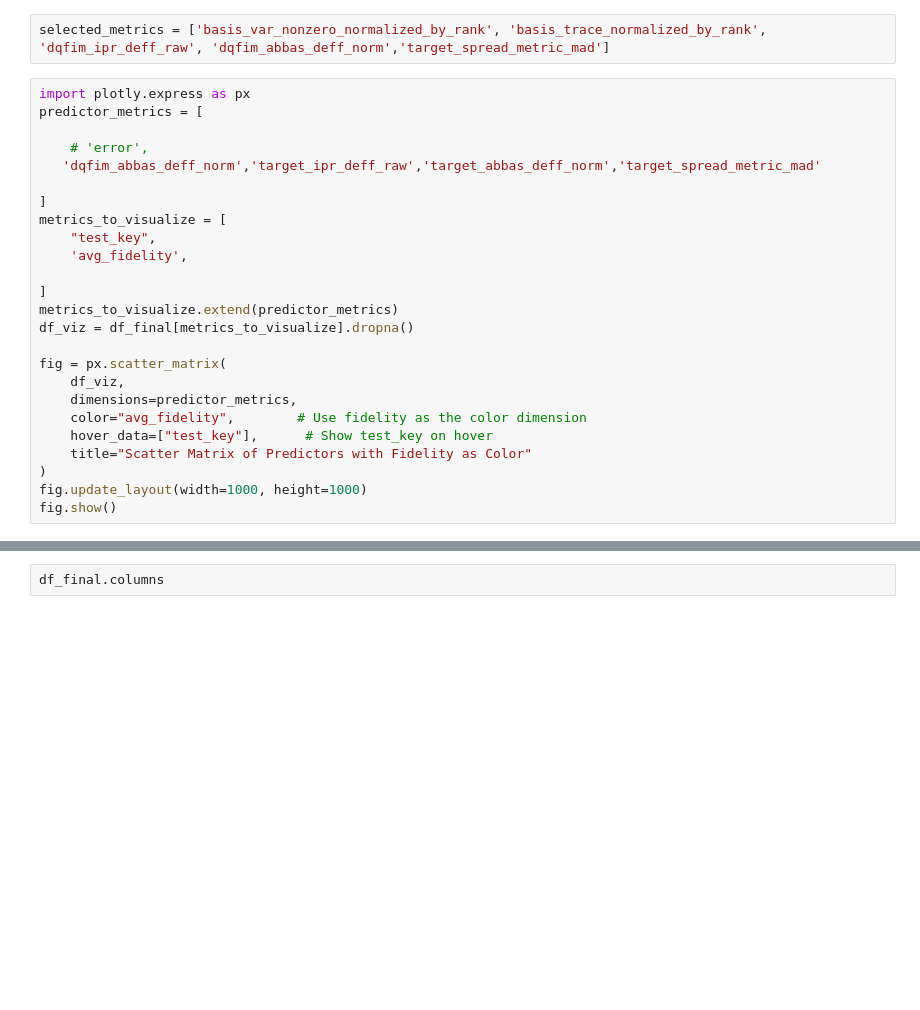
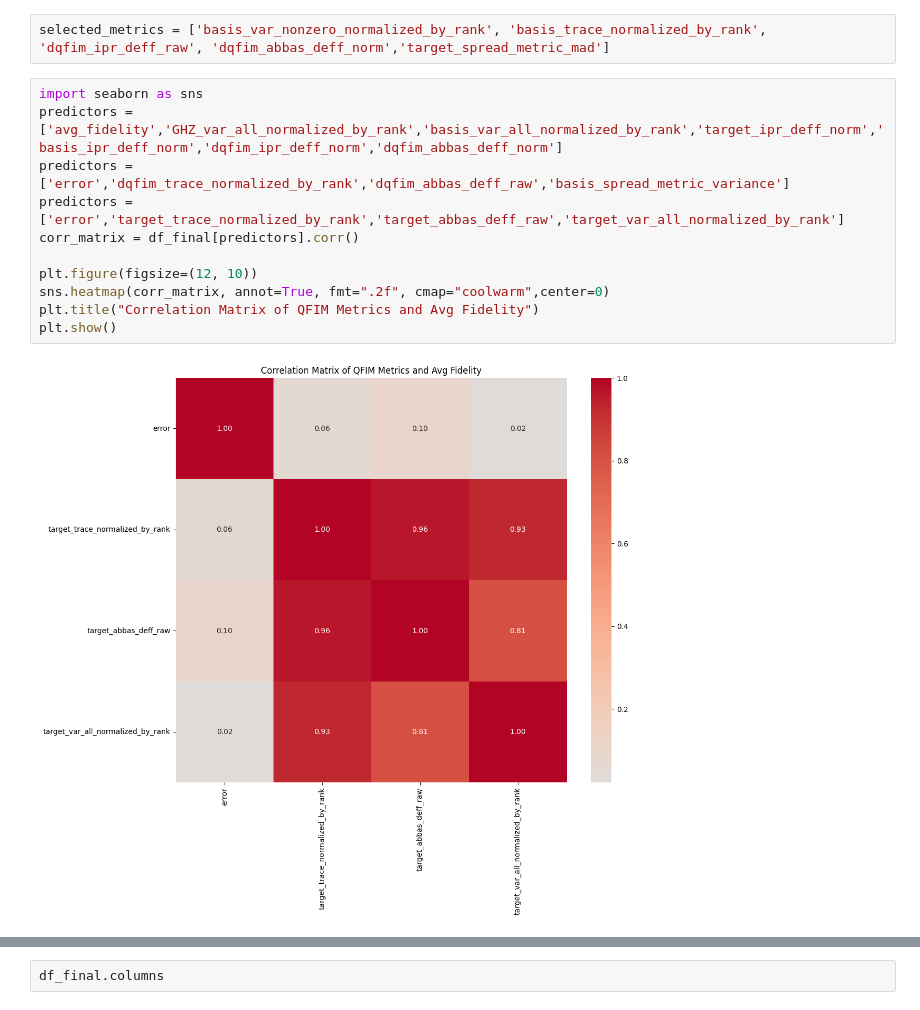
Before and after one commit to sophieblock/qrc, a Jupyter notebook: digitalresults_T=14.ipynb, the cells around one changed output, grey strips where cells are left out. Cells and saved outputs as stored; diff of their text form; blank space fills up the shorter version.

```diff
--- a/digitalresults_T=14.ipynb
+++ b/digitalresults_T=14.ipynb
@@ -905,28 +863,16 @@ An input array is constant; the correlation coefficient is not defined.
 An input array is constant; the correlation coefficient is not defined.
 # %%
 selected_metrics = ['basis_var_nonzero_normalized_by_rank', 'basis_trace_normalized_by_rank', 'dqfim_ipr_deff_raw', 'dqfim_abbas_deff_norm','target_spread_metric_mad']
-# %%
-import plotly.express as px
-predictor_metrics = [
-
-    # 'error',
-   'dqfim_abbas_deff_norm','target_ipr_deff_raw','target_abbas_deff_norm','target_spread_metric_mad'
-
-]
-metrics_to_visualize = [
-    "test_key",
-    'avg_fidelity',
-
-]
-metrics_to_visualize.extend(predictor_metrics)
-df_viz = df_final[metrics_to_visualize].dropna()
-
-fig = px.scatter_matrix(
-    df_viz,
-    dimensions=predictor_metrics,
-    color="avg_fidelity",        # Use fidelity as the color dimension
-    hover_data=["test_key"],      # Show test_key on hover
-    title="Scatter Matrix of Predictors with Fidelity as Color"
-)
-fig.update_layout(width=1000, height=1000)
-fig.show()
+# %%
+import seaborn as sns
+predictors = ['avg_fidelity','GHZ_var_all_normalized_by_rank','basis_var_all_normalized_by_rank','target_ipr_deff_norm','basis_ipr_deff_norm','dqfim_ipr_deff_norm','dqfim_abbas_deff_norm']
+predictors = ['error','dqfim_trace_normalized_by_rank','dqfim_abbas_deff_raw','basis_spread_metric_variance']
+predictors = ['error','target_trace_normalized_by_rank','target_abbas_deff_raw','target_var_all_normalized_by_rank']
+corr_matrix = df_final[predictors].corr()
+
+plt.figure(figsize=(12, 10))
+sns.heatmap(corr_matrix, annot=True, fmt=".2f", cmap="coolwarm",center=0)
+plt.title("Correlation Matrix of QFIM Metrics and Avg Fidelity")
+plt.show()
+# %% [output]
+[figure, added]
```
Also changed, not shown: parts of 20 cells of this notebook.
